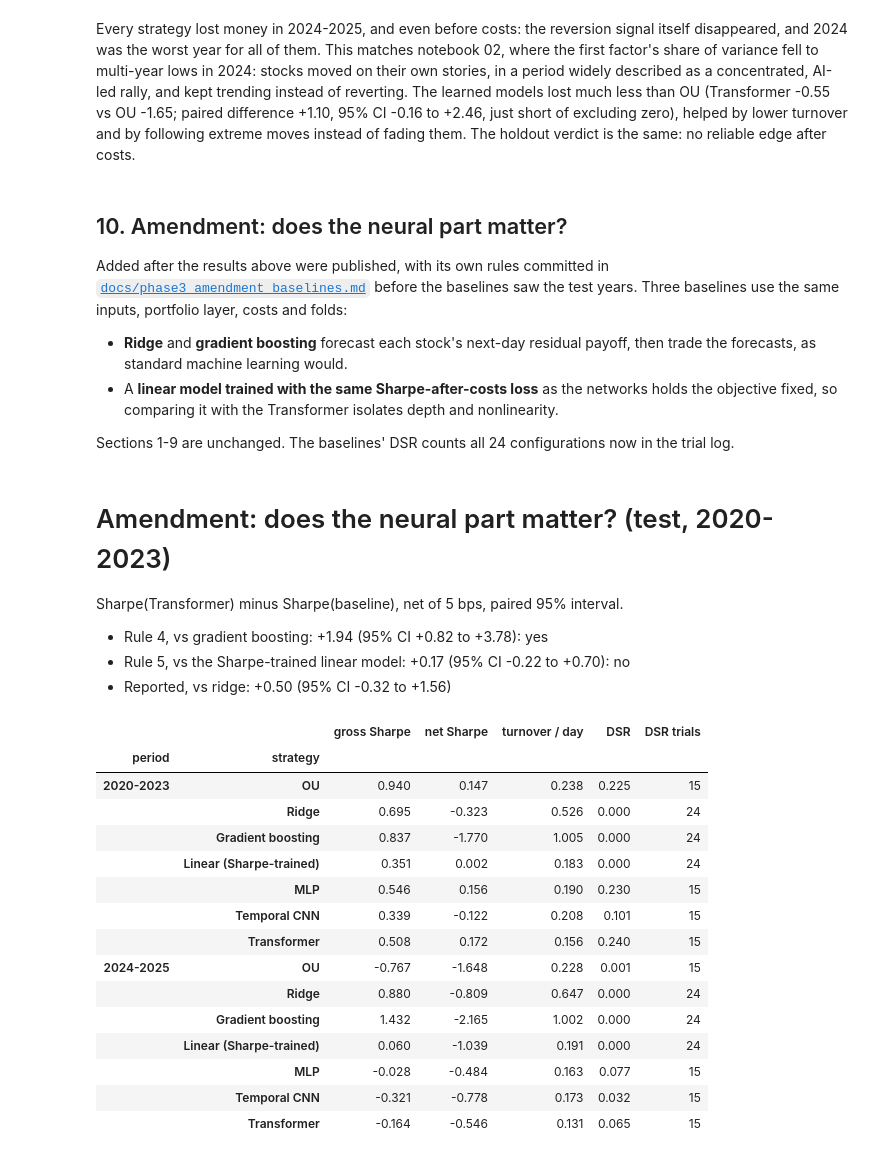
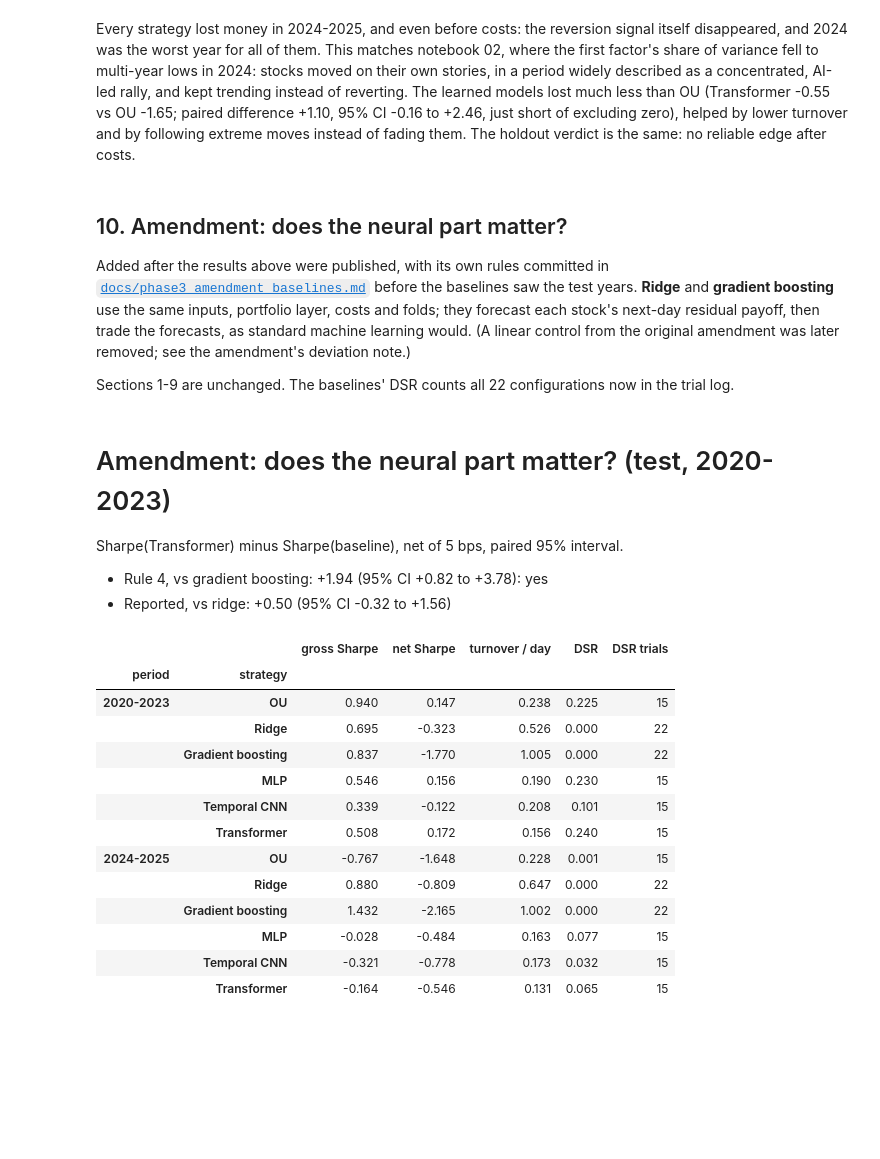
Before and after one commit to Amay-M-Nair/Sharpee, a Jupyter notebook: notebooks/04_results.ipynb, the cells around one changed output. Drawn from its saved outputs; the diff is of its cells as text; code cells hidden in the pictures; blank space fills up the shorter version.

```diff
--- a/notebooks/04_results.ipynb
+++ b/notebooks/04_results.ipynb
@@ -364,53 +364,48 @@ Every strategy lost money in 2024-2025, and even before costs: the reversion sig
 
 Added after the results above were published, with its own rules committed in
 [`docs/phase3_amendment_baselines.md`](../docs/phase3_amendment_baselines.md) before the baselines saw
-the test years. Three baselines use the same inputs, portfolio layer, costs and folds:
+the test years. **Ridge** and **gradient boosting** use the same inputs, portfolio layer, costs and
+folds; they forecast each stock's next-day residual payoff, then trade the forecasts, as standard machine
+learning would. (A linear control from the original amendment was later removed; see the amendment's
+deviation note.)
 
-- **Ridge** and **gradient boosting** forecast each stock's next-day residual payoff, then trade the
-  forecasts, as standard machine learning would.
-- A **linear model trained with the same Sharpe-after-costs loss** as the networks holds the objective
-  fixed, so comparing it with the Transformer isolates depth and nonlinearity.
-
-Sections 1-9 are unchanged. The baselines' DSR counts all 24 configurations now in the trial log.
+Sections 1-9 are unchanged. The baselines' DSR counts all 22 configurations now in the trial log.
 # %%
-BASE = ["ridge", "gbm", "linear"]
-NAMES.update({"ridge": "Ridge", "gbm": "Gradient boosting", "linear": "Linear (Sharpe-trained)"})
-COLORS.update({"ridge": "tab:purple", "gbm": "tab:red", "linear": "tab:pink"})
+BASE = ["ridge", "gbm"]
+NAMES.update({"ridge": "Ridge", "gbm": "Gradient boosting"})
+COLORS.update({"ridge": "tab:purple", "gbm": "tab:red"})
 CMP = ["ou"] + BASE + ["mlp", "temporal_cnn", "transformer"]
 display(Markdown((phase3 / "test_amendment.md").read_text(encoding="utf-8")))
 
 rows = []
 for per, label in [("test", "2020-2023"), ("holdout", "2024-2025")]:
     s_ = pd.read_csv(phase3 / f"{per}_summary.csv")
     g_ = pd.read_csv(phase3 / f"{per}_significance.csv").set_index("strategy")
     m_ = s_[(s_["cost_bps"] == cfg["cost_bps"]) & (s_["delay"] == 0)].set_index("strategy")
     for s in [s for s in CMP if s in m_.index]:
         rows.append({"period": label, "strategy": NAMES[s], "gross Sharpe": m_.loc[s, "gross_sharpe"],
                      "net Sharpe": m_.loc[s, "sharpe"], "turnover / day": m_.loc[s, "avg_turnover"],
                      "DSR": g_.loc[s, "dsr"], "DSR trials": int(g_.loc[s, "n_trials"])})
 cmp_table = pd.DataFrame(rows).set_index(["period", "strategy"])
 cmp_table.round(3)
 # %% [output]
 # Amendment: does the neural part matter? (test, 2020-2023)
 
 Sharpe(Transformer) minus Sharpe(baseline), net of 5 bps, paired 95% interval.
 
 - Rule 4, vs gradient boosting: +1.94 (95% CI +0.82 to +3.78): yes
-- Rule 5, vs the Sharpe-trained linear model: +0.17 (95% CI -0.22 to +0.70): no
 - Reported, vs ridge: +0.50 (95% CI -0.32 to +1.56)
 |  |  | gross Sharpe | net Sharpe | turnover / day | DSR | DSR trials |
 | period | strategy |  |  |  |  |  |
 | 2020-2023 | OU | 0.940 | 0.147 | 0.238 | 0.225 | 15 |
-|  | Ridge | 0.695 | -0.323 | 0.526 | 0.000 | 24 |
-|  | Gradient boosting | 0.837 | -1.770 | 1.005 | 0.000 | 24 |
-|  | Linear (Sharpe-trained) | 0.351 | 0.002 | 0.183 | 0.000 | 24 |
+|  | Ridge | 0.695 | -0.323 | 0.526 | 0.000 | 22 |
+|  | Gradient boosting | 0.837 | -1.770 | 1.005 | 0.000 | 22 |
 |  | MLP | 0.546 | 0.156 | 0.190 | 0.230 | 15 |
 |  | Temporal CNN | 0.339 | -0.122 | 0.208 | 0.101 | 15 |
 |  | Transformer | 0.508 | 0.172 | 0.156 | 0.240 | 15 |
 | 2024-2025 | OU | -0.767 | -1.648 | 0.228 | 0.001 | 15 |
-|  | Ridge | 0.880 | -0.809 | 0.647 | 0.000 | 24 |
-|  | Gradient boosting | 1.432 | -2.165 | 1.002 | 0.000 | 24 |
-|  | Linear (Sharpe-trained) | 0.060 | -1.039 | 0.191 | 0.000 | 24 |
+|  | Ridge | 0.880 | -0.809 | 0.647 | 0.000 | 22 |
+|  | Gradient boosting | 1.432 | -2.165 | 1.002 | 0.000 | 22 |
 |  | MLP | -0.028 | -0.484 | 0.163 | 0.077 | 15 |
 |  | Temporal CNN | -0.321 | -0.778 | 0.173 | 0.032 | 15 |
 |  | Transformer | -0.164 | -0.546 | 0.131 | 0.065 | 15 |
```
Also changed, not shown: parts of 4 cells of this notebook, 3 other files.
